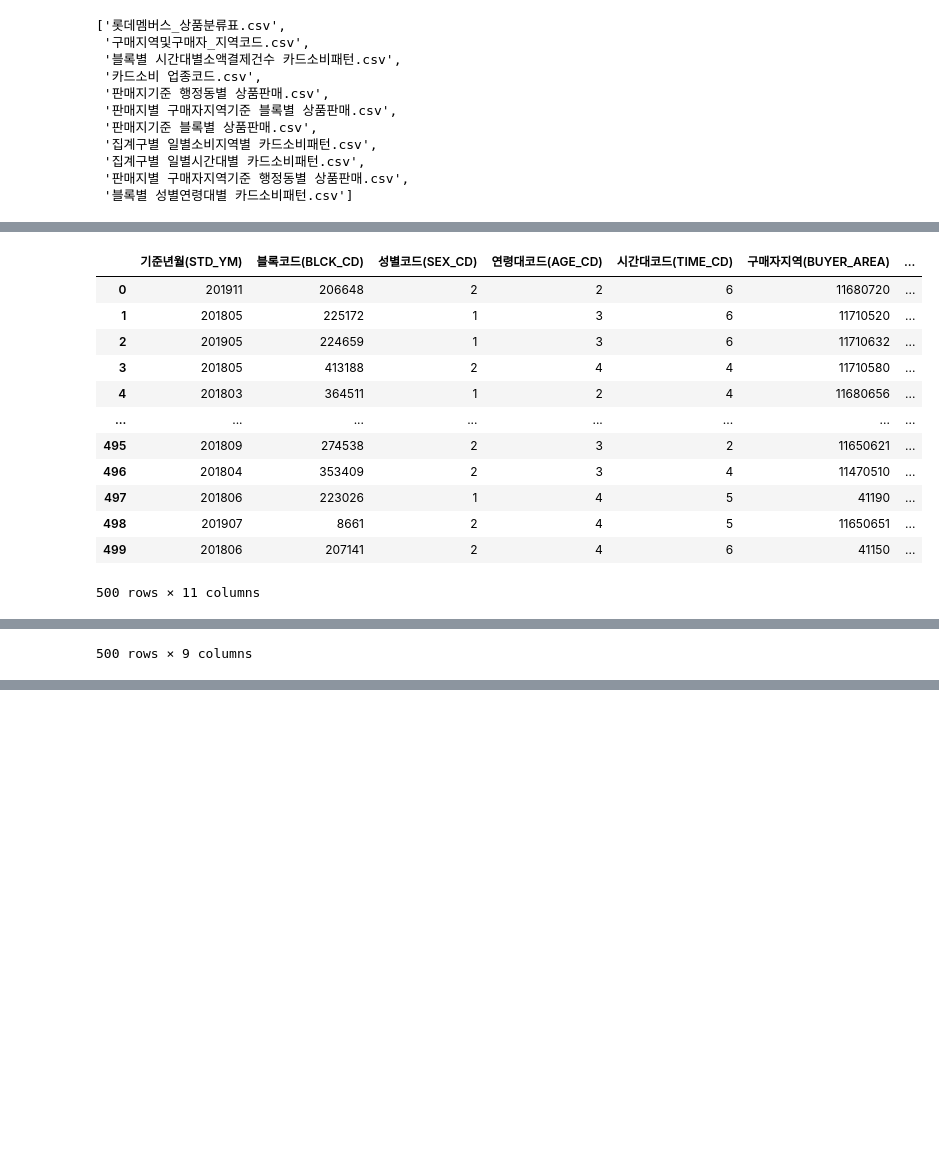
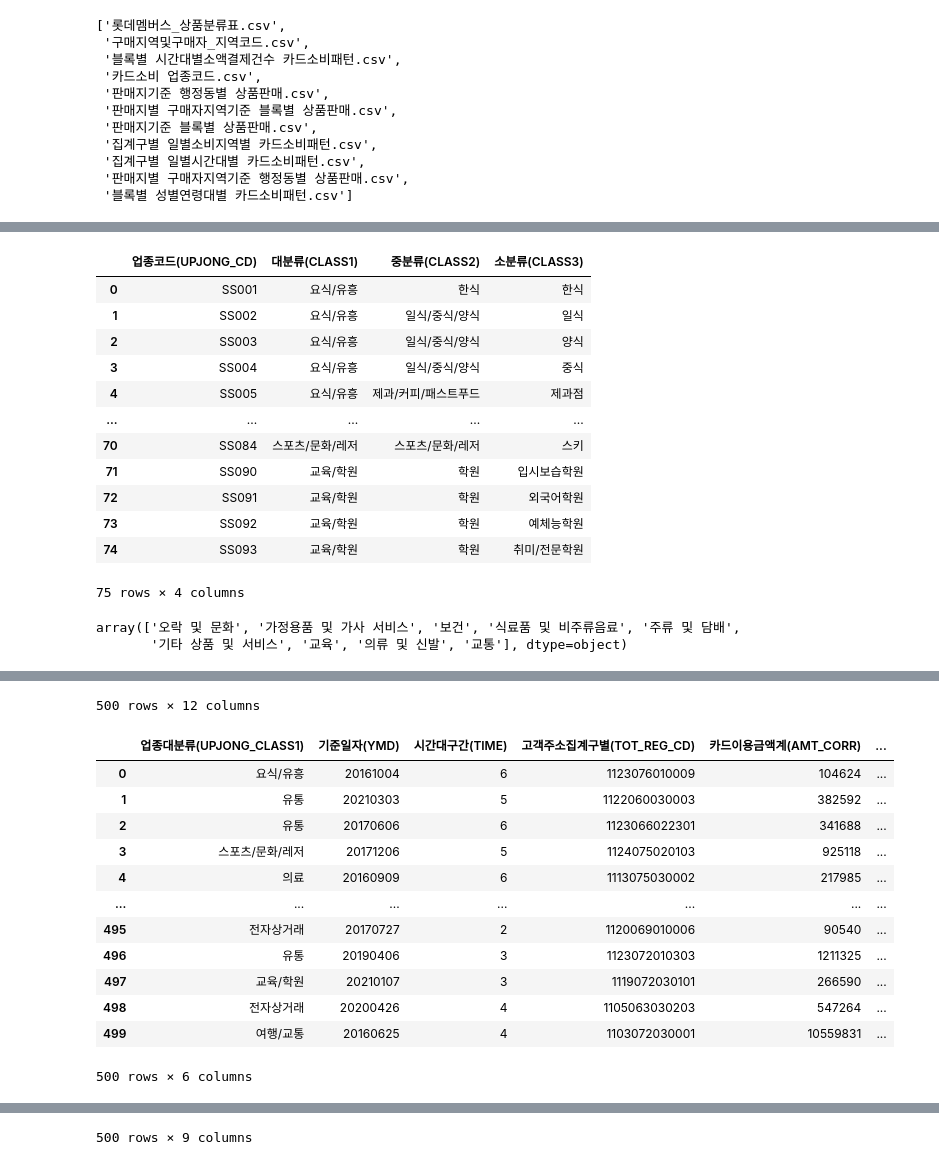
Before and after one commit to Nuung/dacon-seoul-data, a Jupyter notebook: 데이터분석-hyeonwoo.ipynb, the cells around one changed output, grey strips where cells are left out. Cells and saved outputs as stored; diff of their text form; code cells hidden in the pictures; blank space fills up the shorter version.

```diff
--- a/데이터분석-hyeonwoo.ipynb
+++ b/데이터분석-hyeonwoo.ipynb
@@ -71,37 +170,48 @@ def get_df_from_target_data(file_idx: int):
 # %%
 
+#### 판매자 기준, 분류 merge, 블록별 상품판매 DF
 카드소비_업종코드 = get_df_from_target_data(3)
 카드소비_업종코드['업종코드(UPJONG_CD)'] = 카드소비_업종코드['업종코드(UPJONG_CD)'].str.upper()
-# 카드소비_업종코드
+카드소비_업종코드
 블록별_시간대별소액결제건수_카드소비패턴 = get_df_from_target_data(2)
 # 블록별_시간대별소액결제건수_카드소비패턴
 
 롯데멤버스_상품분류표 = get_df_from_target_data(0)
 통계청분류 = pd.DataFrame()
 통계청분류['통계청분류코드'] = 롯데멤버스_상품분류표['통계청분류코드']
 통계청분류['통계청분류명'] = 롯데멤버스_상품분류표['통계청분류명']
 통계청분류 = 통계청분류.drop_duplicates()
 
-
 판매지별_구매자지역기준_블록별_상품판매 = get_df_from_target_data(5)
 판매지별_구매자지역기준_블록별_상품판매 = pd.merge(판매지별_구매자지역기준_블록별_상품판매, 통계청분류, how='left', left_on='통계청상품코드(STAT_CD)', right_on='통계청분류코드')
 판매지별_구매자지역기준_블록별_상품판매 = 판매지별_구매자지역기준_블록별_상품판매.drop(['통계청상품코드(STAT_CD)'], axis='columns')
+판매지별_구매자지역기준_블록별_상품판매['탄소배출량'] = {}
+판매지별_구매자지역기준_블록별_상품판매['통계청분류명'].unique()
 판매지별_구매자지역기준_블록별_상품판매
 
+#### 일별, 시간대별 카드 소비 패턴 DF
+집계구별_일별시간대별_카드소비패턴 = get_df_from_target_data(-3)
+# 집계구별_일별시간대별_카드소비패턴 = pd.merge(집계구별_일별시간대별_카드소비패턴, 카드소비_업종코드, how='left', left_on='서울시민업종코드(UPJONG_CD)', right_on='업종코드(UPJONG_CD)')
+집계구별_일별시간대별_카드소비패턴
+
+
+#### 카드 소비 패턴, 업종 코드 merge, 시간대별결제건수 DF
 df = pd.merge(블록별_시간대별소액결제건수_카드소비패턴, 카드소비_업종코드, how='left', left_on='서울시민업종코드(UPJONG_CD)', right_on='업종코드(UPJONG_CD)')
 df = df.drop(['업종코드(UPJONG_CD)'], axis='columns')
 df
 # %% [output]
-|  | 기준년월(STD_YM) | 블록코드(BLCK_CD) | 성별코드(SEX_CD) | 연령대코드(AGE_CD) | 시간대코드(TIME_CD) | 구매자지역(BUYER_AREA) | ... |
-| 0 | 201911 | 206648 | 2 | 2 | 6 | 11680720 | ... |
-| 1 | 201805 | 225172 | 1 | 3 | 6 | 11710520 | ... |
-| 2 | 201905 | 224659 | 1 | 3 | 6 | 11710632 | ... |
-| 3 | 201805 | 413188 | 2 | 4 | 4 | 11710580 | ... |
-| 4 | 201803 | 364511 | 1 | 2 | 4 | 11680656 | ... |
-| ... | ... | ... | ... | ... | ... | ... | ... |
-| 495 | 201809 | 274538 | 2 | 3 | 2 | 11650621 | ... |
-| 496 | 201804 | 353409 | 2 | 3 | 4 | 11470510 | ... |
-| 497 | 201806 | 223026 | 1 | 4 | 5 | 41190 | ... |
-| 498 | 201907 | 8661 | 2 | 4 | 5 | 11650651 | ... |
-| 499 | 201806 | 207141 | 2 | 4 | 6 | 41150 | ... |
+|  | 업종코드(UPJONG_CD) | 대분류(CLASS1) | 중분류(CLASS2) | 소분류(CLASS3) |
+| 0 | SS001 | 요식/유흥 | 한식 | 한식 |
+| 1 | SS002 | 요식/유흥 | 일식/중식/양식 | 일식 |
+| 2 | SS003 | 요식/유흥 | 일식/중식/양식 | 양식 |
+| 3 | SS004 | 요식/유흥 | 일식/중식/양식 | 중식 |
+| 4 | SS005 | 요식/유흥 | 제과/커피/패스트푸드 | 제과점 |
+| ... | ... | ... | ... | ... |
+| 70 | SS084 | 스포츠/문화/레저 | 스포츠/문화/레저 | 스키 |
+| 71 | SS090 | 교육/학원 | 학원 | 입시보습학원 |
+| 72 | SS091 | 교육/학원 | 학원 | 외국어학원 |
+| 73 | SS092 | 교육/학원 | 학원 | 예체능학원 |
+| 74 | SS093 | 교육/학원 | 학원 | 취미/전문학원 |
-500 rows × 11 columns
+75 rows × 4 columns
+array(['오락 및 문화', '가정용품 및 가사 서비스', '보건', '식료품 및 비주류음료', '주류 및 담배',
+       '기타 상품 및 서비스', '교육', '의류 및 신발', '교통'], dtype=object)
@@ -120 +230,14 @@ df
-500 rows × 9 columns
+500 rows × 12 columns
+|  | 업종대분류(UPJONG_CLASS1) | 기준일자(YMD) | 시간대구간(TIME) | 고객주소집계구별(TOT_REG_CD) | 카드이용금액계(AMT_CORR) | ... |
+| 0 | 요식/유흥 | 20161004 | 6 | 1123076010009 | 104624 | ... |
+| 1 | 유통 | 20210303 | 5 | 1122060030003 | 382592 | ... |
+| 2 | 유통 | 20170606 | 6 | 1123066022301 | 341688 | ... |
+| 3 | 스포츠/문화/레저 | 20171206 | 5 | 1124075020103 | 925118 | ... |
+| 4 | 의료 | 20160909 | 6 | 1113075030002 | 217985 | ... |
+| ... | ... | ... | ... | ... | ... | ... |
+| 495 | 전자상거래 | 20170727 | 2 | 1120069010006 | 90540 | ... |
+| 496 | 유통 | 20190406 | 3 | 1123072010303 | 1211325 | ... |
+| 497 | 교육/학원 | 20210107 | 3 | 1119072030101 | 266590 | ... |
+| 498 | 전자상거래 | 20200426 | 4 | 1105063030203 | 547264 | ... |
+| 499 | 여행/교통 | 20160625 | 4 | 1103072030001 | 10559831 | ... |
+500 rows × 6 columns
@@ -120,0 +256 @@ df
+500 rows × 9 columns
```
Also changed, not shown: parts of 7 cells of this notebook.
